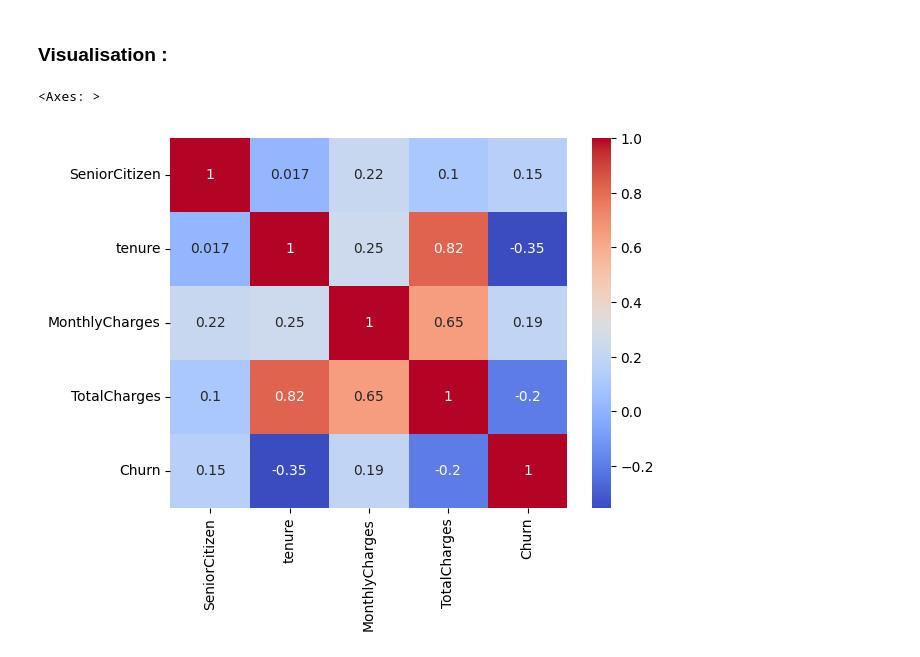
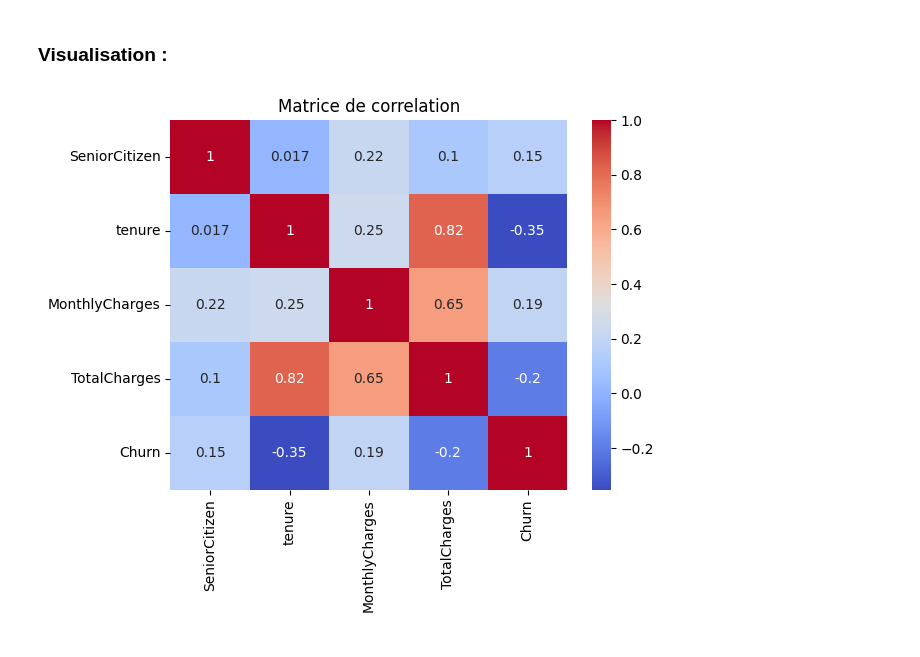
Before and after one commit to elhidarinouhayla/Pr-diction-du-Churn-Client-, a Jupyter notebook: EDA.ipynb, the cells around one changed output. Cells and saved outputs as stored; diff of their text form; code cells hidden in the pictures.

```diff
--- a/EDA.ipynb
+++ b/EDA.ipynb
@@ -156,16 +156,19 @@ from sklearn.preprocessing import LabelEncoder
 le = LabelEncoder()
 import seaborn as sns
 # %%
+#  1-correlation des variables numeriques :
+
 file['TotalCharges'] = pd.to_numeric(file["TotalCharges"], errors= 'coerce')
 file.isnull().sum()
 mean = file['TotalCharges'].mean()
 file['TotalCharges'] = file['TotalCharges'].fillna(mean)
 colonneNum = ['SeniorCitizen', 'tenure', 'MonthlyCharges', 'TotalCharges', 'Churn']
 file['Churn'] = le.fit_transform(file['Churn'])
 correlation = file[colonneNum].corr()
 correlation
 sns.heatmap(correlation, annot= True, cmap= 'coolwarm')
+plt.title("Matrice de correlation")
+plt.show()
 # %% [output]
-<Axes: >
-[figure, old version]
+[figure, new version]
 # %%
```
Also changed, not shown: parts of 2 cells of this notebook.
